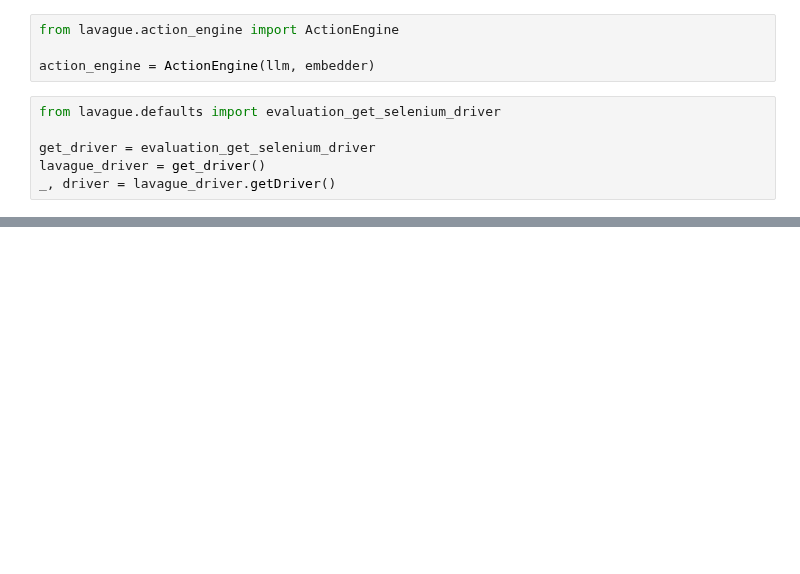
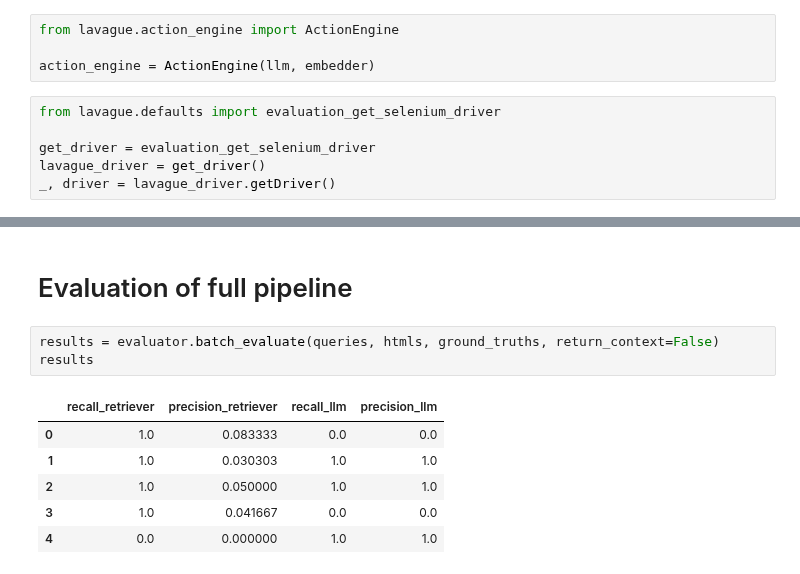
Before and after one commit to lavague-ai/LaVague, a Jupyter notebook: metric.ipynb, the cells around one changed output, grey strips where cells are left out. Drawn from its saved outputs; the diff is of its cells as text; blank space fills up the shorter version.

```diff
--- a/metric.ipynb
+++ b/metric.ipynb
@@ -88,3 +105,15 @@ dtype: float64
+# %% [markdown]
+# Evaluation of full pipeline
+# %%
+results = evaluator.batch_evaluate(queries, htmls, ground_truths, return_context=False)
+results
+# %% [output]
+|  | recall_retriever | precision_retriever | recall_llm | precision_llm |
+| 0 | 1.0 | 0.083333 | 0.0 | 0.0 |
+| 1 | 1.0 | 0.030303 | 1.0 | 1.0 |
+| 2 | 1.0 | 0.050000 | 1.0 | 1.0 |
+| 3 | 1.0 | 0.041667 | 0.0 | 0.0 |
+| 4 | 0.0 | 0.000000 | 1.0 | 1.0 |
 # %%
 (results.recall_retriever == 1.0).mean()
 # %% [output]
```
Also changed, not shown: parts of 12 cells of this notebook, 1 other file.
